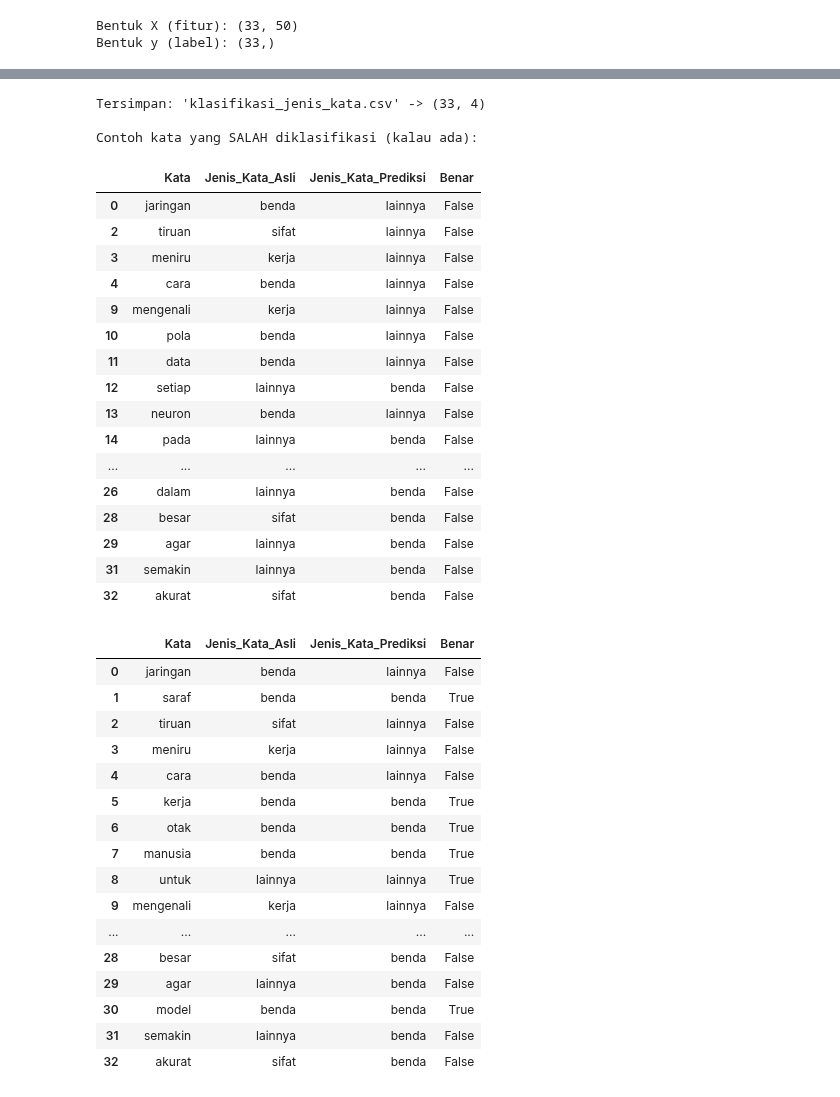
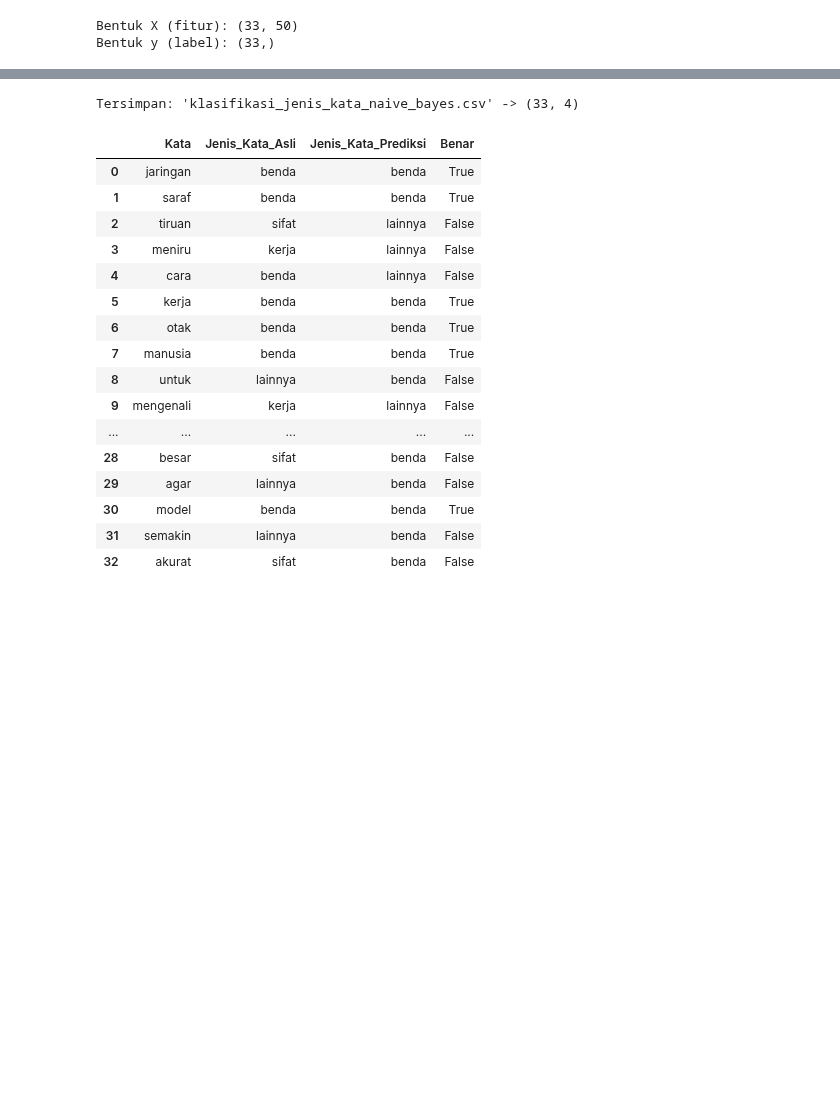
Before and after one commit to chakko-183/PPW, a Jupyter notebook: ppw/skipgram.ipynb, the cells around one changed output, grey strips where cells are left out. Drawn from its saved outputs; the diff is of its cells as text; code cells hidden in the pictures; blank space fills up the shorter version.

```diff
--- a/ppw/skipgram.ipynb
+++ b/ppw/skipgram.ipynb
@@ -412,11 +389,11 @@ Bentuk y (label): (33,)
 # %%
-clf = LogisticRegression(max_iter=1000, random_state=42)
+clf = GaussianNB()
 
 loo = LeaveOneOut()
 y_pred = cross_val_predict(clf, X_scaled, y, cv=loo)
 
 akurasi = accuracy_score(y, y_pred)
-print(f"Akurasi klasifikasi (Leave-One-Out CV): {akurasi:.4f} ({akurasi*100:.1f}%)\n")
+print(f"Akurasi klasifikasi Naive Bayes (Leave-One-Out CV): {akurasi:.4f} ({akurasi*100:.1f}%)\n")
 
 print("Classification Report:")
 print(classification_report(y, y_pred, zero_division=0))
@@ -437,56 +414,32 @@ weighted avg       0.29      0.36      0.32        33
 # %%
 df_hasil_klasifikasi = pd.DataFrame({
     'Kata': df_label['Kata'],
     'Jenis_Kata_Asli': y,
     'Jenis_Kata_Prediksi': y_pred,
     'Benar': y == y_pred
 })
-df_hasil_klasifikasi.to_csv('klasifikasi_jenis_kata.csv', index=False)
-print("Tersimpan: 'klasifikasi_jenis_kata.csv' ->", df_hasil_klasifikasi.shape)
-
-print("\nContoh kata yang SALAH diklasifikasi (kalau ada):")
-salah = df_hasil_klasifikasi[~df_hasil_klasifikasi['Benar']]
-display(salah if len(salah) > 0 else "Tidak ada - semua benar!")
-
+df_hasil_klasifikasi.to_csv('klasifikasi_jenis_kata_naive_bayes.csv', index=False)
+print("Tersimpan: 'klasifikasi_jenis_kata_naive_bayes.csv' ->", df_hasil_klasifikasi.shape)
 df_hasil_klasifikasi
 # %% [output]
-Tersimpan: 'klasifikasi_jenis_kata.csv' -> (33, 4)
-
-Contoh kata yang SALAH diklasifikasi (kalau ada):
+Tersimpan: 'klasifikasi_jenis_kata_naive_bayes.csv' -> (33, 4)
 |  | Kata | Jenis_Kata_Asli | Jenis_Kata_Prediksi | Benar |
-| 0 | jaringan | benda | lainnya | False |
+| 0 | jaringan | benda | benda | True |
+| 1 | saraf | benda | benda | True |
 | 2 | tiruan | sifat | lainnya | False |
 | 3 | meniru | kerja | lainnya | False |
 | 4 | cara | benda | lainnya | False |
+| 5 | kerja | benda | benda | True |
+| 6 | otak | benda | benda | True |
+| 7 | manusia | benda | benda | True |
+| 8 | untuk | lainnya | benda | False |
 | 9 | mengenali | kerja | lainnya | False |
-| 10 | pola | benda | lainnya | False |
-| 11 | data | benda | lainnya | False |
-| 12 | setiap | lainnya | benda | False |
-| 13 | neuron | benda | lainnya | False |
-| 14 | pada | lainnya | benda | False |
 | ... | ... | ... | ... | ... |
-| 26 | dalam | lainnya | benda | False |
 | 28 | besar | sifat | benda | False |
 | 29 | agar | lainnya | benda | False |
+| 30 | model | benda | benda | True |
 | 31 | semakin | lainnya | benda | False |
 | 32 | akurat | sifat | benda | False |
-|  | Kata | Jenis_Kata_Asli | Jenis_Kata_Prediksi | Benar |
-| 0 | jaringan | benda | lainnya | False |
-| 1 | saraf | benda | benda | True |
-| 2 | tiruan | sifat | lainnya | False |
-| 3 | meniru | kerja | lainnya | False |
-| 4 | cara | benda | lainnya | False |
-| 5 | kerja | benda | benda | True |
-| 6 | otak | benda | benda | True |
-| 7 | manusia | benda | benda | True |
-| 8 | untuk | lainnya | lainnya | True |
-| 9 | mengenali | kerja | lainnya | False |
-| ... | ... | ... | ... | ... |
-| 28 | besar | sifat | benda | False |
-| 29 | agar | lainnya | benda | False |
-| 30 | model | benda | benda | True |
-| 31 | semakin | lainnya | benda | False |
-| 32 | akurat | sifat | benda | False |
 # %% [markdown]
 ## 10. Kesimpulan
 
```
Also changed, not shown: parts of 14 cells of this notebook, 10 other files.
